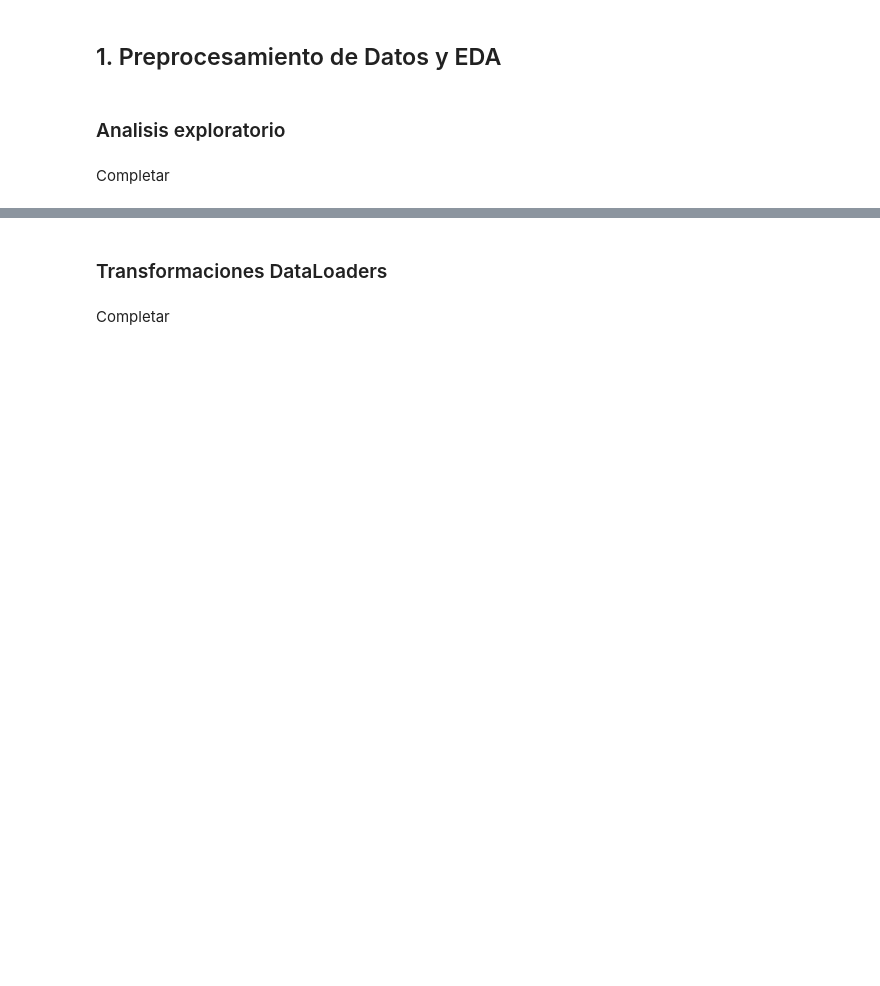
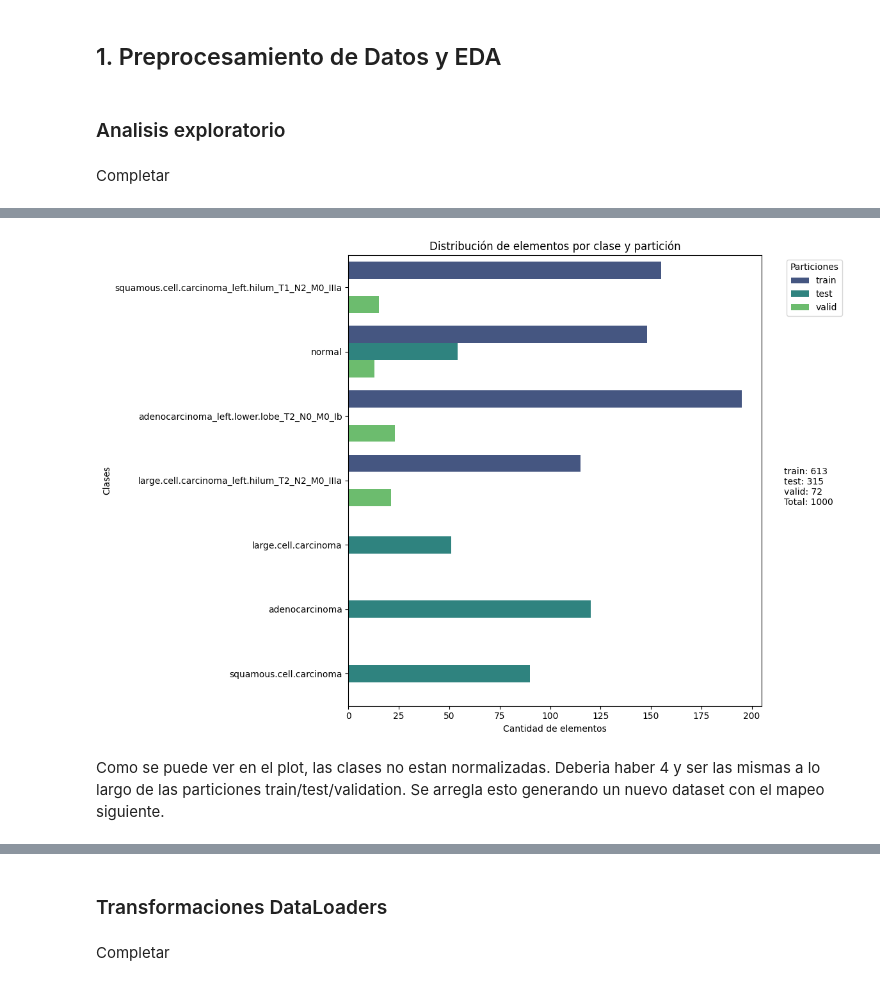
Before and after one commit to FIUBA-CEIA-18Co2024/VpC2-TP1, a Jupyter notebook: notebook.ipynb, the cells around one changed output, grey strips where cells are left out. Saved outputs shown, nothing was run; the diff lists cells and outputs as text; code cells hidden in the pictures; blank space fills up the shorter version.

```diff
--- a/notebook.ipynb
+++ b/notebook.ipynb
@@ -66,0 +85,3 @@ Descarga y descompresión de dataset con imágenes.
+# %%
+path = kagglehub.dataset_download("mohamedhanyyy/chest-ctscan-images")
+print("Path local al dataset recién descargado:", path)
@@ -76,0 +125,6 @@ Completar
+# %%
+plot_dataset_distribution(path + '/Data')
+# %% [output]
+[figure, added]
+# %% [markdown]
+Como se puede ver en el plot, las clases no estan normalizadas. Deberia haber 4 y ser las mismas a lo largo de las particiones train/test/validation. Se arregla esto generando un nuevo dataset con el mapeo siguiente.
```
Also changed, not shown: parts of 7 cells of this notebook.
